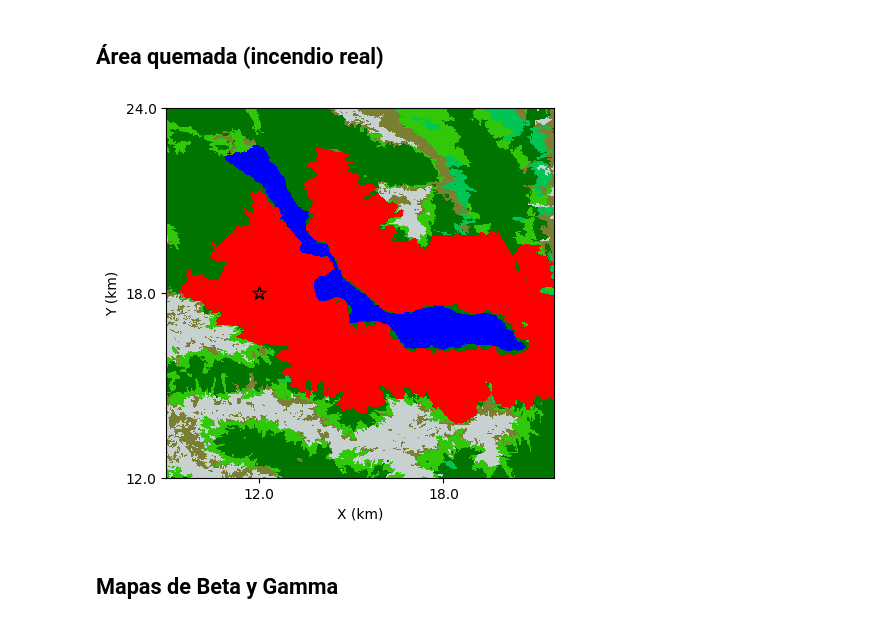
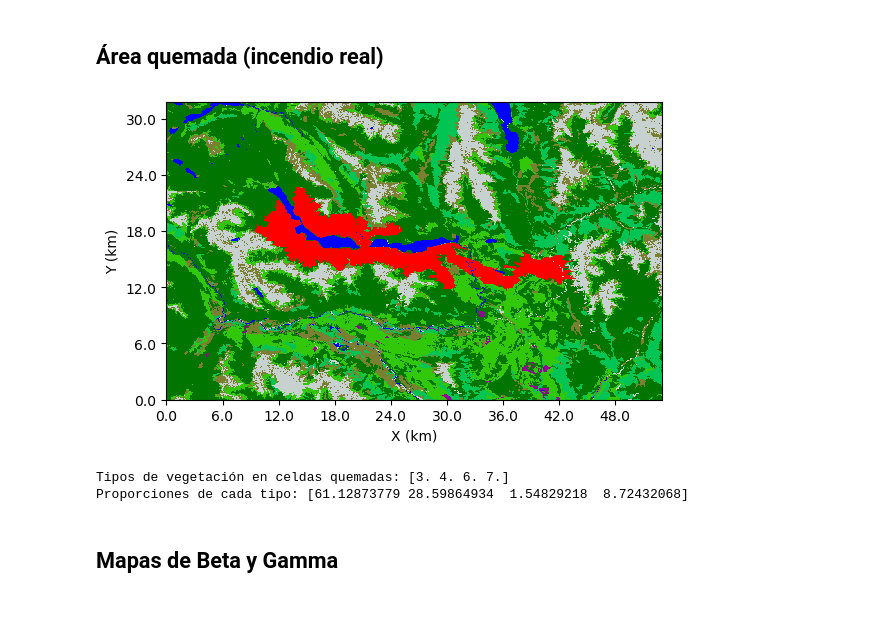
Before and after one commit to Maestria-Incendios-Forestales-2024-2025/Incendios-Genetico-PINNs, a Jupyter notebook: visualizacion_incendios.ipynb, the cells around one changed output. Drawn from its saved outputs; the diff is of its cells as text; code cells hidden in the pictures.

Commit message:
diseño de un nuevo experimento de incendio de referencia

```diff
--- a/visualizacion_incendios.ipynb
+++ b/visualizacion_incendios.ipynb
@@ -222,36 +238,59 @@ cbar.ax.tick_params(labelsize=10)
 # %%
 mapa_real = r'c:/Users/becer/OneDrive/Desktop/Maestría en Ciencias Físicas/Tesis/Incendios-Forestales---MCF-2024-2025/mapas_steffen_martin/area_quemada_SM.asc'
 
 with rasterio.open(mapa_real) as src:
     # Leer los datos como una matriz de numpy
     area_quemada = src.read(1)  # Leer la primera banda (asumiendo datos en una banda)
     ny = src.height # Nro de filas
     nx = src.width # Nro de columnas
 
 area_quemada = np.flipud(area_quemada)  # Invertir el mapa verticalmente para que coincida con origin='lower'
+
+# Encuentra las posiciones donde R_np > 0 (celdas quemadas)
+indices_quemadas = np.where(area_quemada > 0)
+tipos_vegetacion_quemada = vegetacion[indices_quemadas]
+# Filtrar las posiciones donde la vegetación es tipo 1 o 2 (no combustibles)
+mask_combustible = ~np.isin(tipos_vegetacion_quemada, [1, 2])
+tipos_vegetacion_quemada = tipos_vegetacion_quemada[mask_combustible]
+indices_quemadas_filtrados = (indices_quemadas[0][mask_combustible], indices_quemadas[1][mask_combustible])
+
+# Opcional: poner a cero el área quemada en esas posiciones no combustibles
+area_quemada[indices_quemadas[0][~mask_combustible], indices_quemadas[1][~mask_combustible]] = 0
 
 fig, ax1 = plt.subplots()
 
 terrain_rgb = (1 - np.clip(area_quemada[..., None], 0, 1)) * vegetation + np.clip(area_quemada[..., None], 0, 1) * np.array([1.0, 0.0, 0.0])
 im2 = ax1.imshow(terrain_rgb, interpolation='nearest', origin='lower')
 
 # Aplicar los ticks y etiquetas a los ejes
 ax1.set_xticks(x_ticks)
 ax1.set_yticks(y_ticks)
 ax1.set_xticklabels([f"{x:.1f}" for x in x_labels])  # Formato con 2 decimales
 ax1.set_yticklabels([f"{y:.1f}" for y in y_labels])  # Formato con 2 decimales
 
 # Etiquetas de los ejes
 ax1.set_xlabel("X (km)")
 ax1.set_ylabel("Y (km)")
 
-ax1.scatter([400], [600], color='red', marker='*', s=100, edgecolors='black', label='Foco del incendio')
+# ax1.scatter([400], [600], color='red', marker='*', s=100, edgecolors='black', label='Foco del incendio')
 
-plt.xlim(300, 720)
-plt.ylim(400, 800)
+# plt.xlim(300, 720)
+# plt.ylim(400, 800)
 plt.show()
 # %% [output]
-[figure, old version]
+[figure, new version]
+# %%
+indices_quemadas = np.where(area_quemada > 0)
+tipos_vegetacion_quemada = vegetacion[indices_quemadas]
+
+# Imprime los tipos de vegetación presentes en las celdas quemadas (sin repetir)
+tipos, counts = np.unique(tipos_vegetacion_quemada, return_counts=True)
+proporciones = counts / counts.sum()
+print("Tipos de vegetación en celdas quemadas:", tipos)
+print("Proporciones de cada tipo:", proporciones*100)
+# %% [output]
+Tipos de vegetación en celdas quemadas: [3. 4. 6. 7.]
+Proporciones de cada tipo: [61.12873779 28.59864934  1.54829218  8.72432068]
 # %% [markdown]
 ## Mapas de Beta y Gamma
 # %%
```
Also changed, not shown: parts of 4 cells of this notebook, 1 other file.
